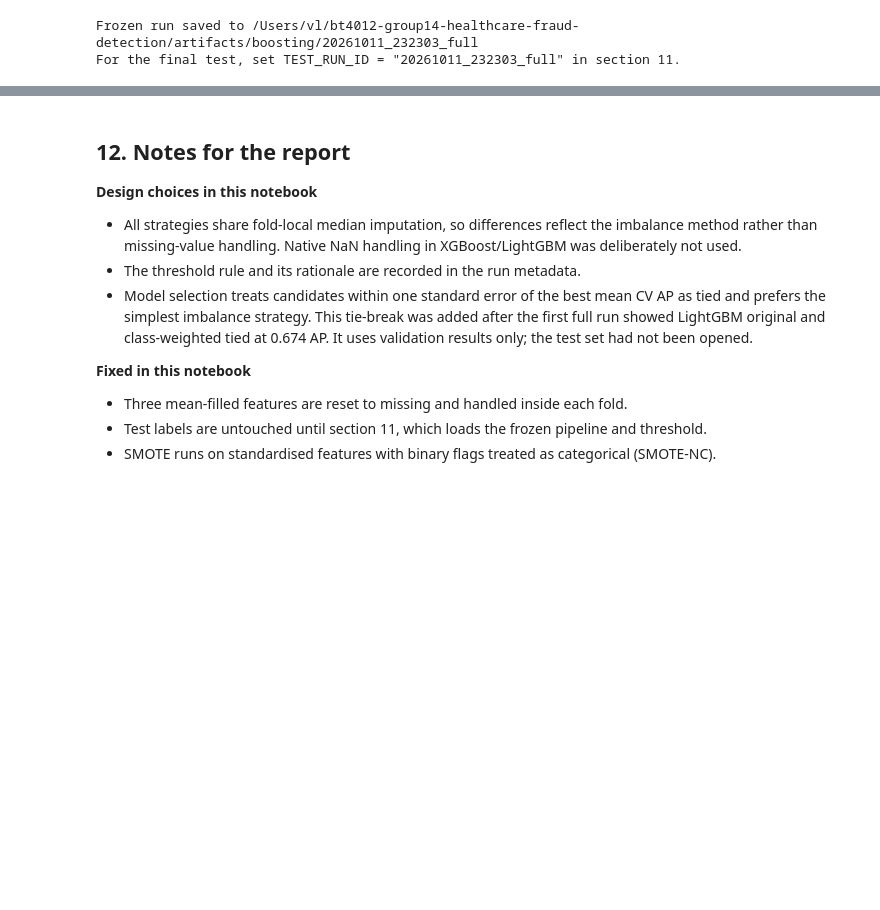
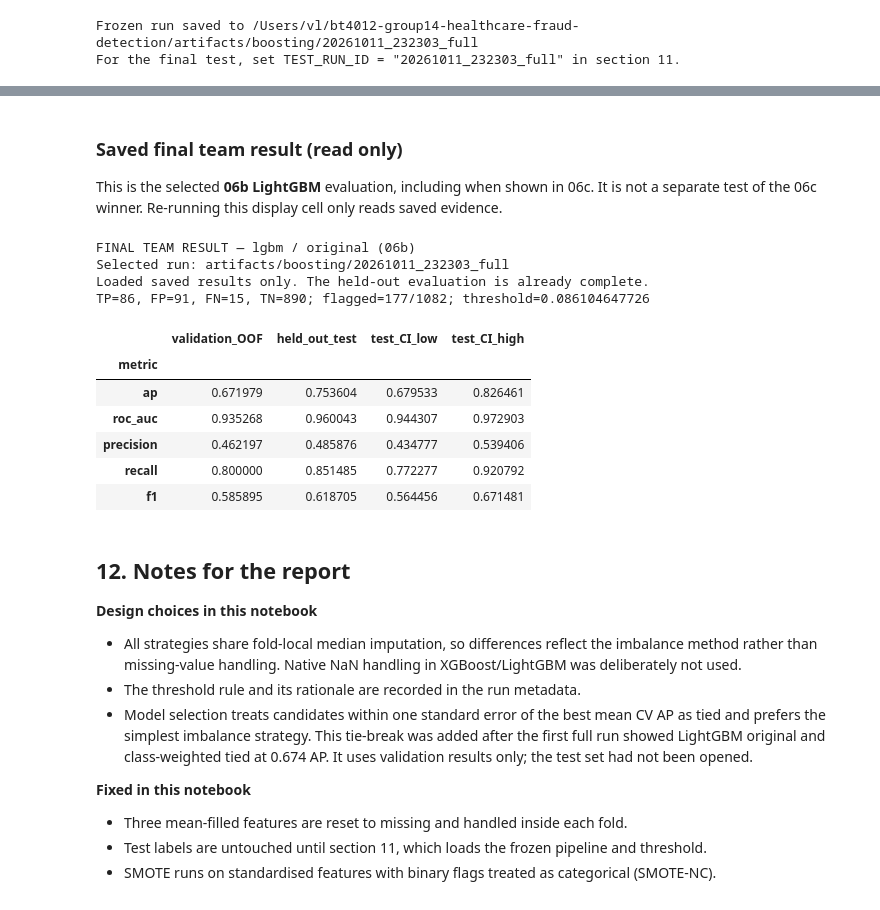
Before and after one commit to citronwhitetea/bt4012-group14-healthcare-fraud-detection, a Jupyter notebook: notebooks/06b_boosting_models.ipynb, the cells around one changed output, grey strips where cells are left out. Cells and saved outputs as stored; diff of their text form; code cells hidden in the pictures; blank space fills up the shorter version.

Commit message:
Record final evaluation provenance and guard shared held-out testing

```diff
--- a/notebooks/06b_boosting_models.ipynb
+++ b/notebooks/06b_boosting_models.ipynb
@@ -800,3 +718,50 @@ Held-out test NOT run. Set TEST_RUN_ID and I_CONFIRM_FINAL = True, then run this
+# %% [markdown]
+### Saved final team result (read only)
+This is the selected **06b LightGBM** evaluation, including when shown in 06c. It is not a separate test of the 06c winner. Re-running this display cell only reads saved evidence.
+# %%
+from pathlib import Path
+import sys
+
+EVAL_ROOT = next((p for p in [Path.cwd(), *Path.cwd().parents]
+                  if (p / "src/final_evaluation.py").is_file()), None)
+if EVAL_ROOT is None:
+    raise FileNotFoundError("Open this notebook inside the repository containing src/final_evaluation.py.")
+if str(EVAL_ROOT) not in sys.path:
+    sys.path.insert(0, str(EVAL_ROOT))
+
+import pandas as pd
+from IPython.display import display
+from src.final_evaluation import load_saved_results
+
+# Read-only: no model loading, test prediction, training or bootstrap execution.
+saved_final = load_saved_results(EVAL_ROOT)
+selection = saved_final["selection"]
+test_result = saved_final["test"]
+print(f"FINAL TEAM RESULT — {selection['model']} / {selection['strategy']} ({selection['source_notebook']})")
+print(f"Selected run: {selection['selected_run']}")
+print("Loaded saved results only. The held-out evaluation is already complete.")
+rows = []
+for metric in ["ap", "roc_auc", "precision", "recall", "f1"]:
+    interval = test_result["bootstrap_95ci"][metric]
+    rows.append({"metric": metric, "validation_OOF": selection["oof_metrics"][metric],
+                 "held_out_test": test_result["point"][metric],
+                 "test_CI_low": interval["ci_low"], "test_CI_high": interval["ci_high"]})
+display(pd.DataFrame(rows).set_index("metric"))
+p = test_result["point"]
+print(f"TP={p['tp']}, FP={p['fp']}, FN={p['fn']}, TN={p['tn']}; "
+      f"flagged={p['tp'] + p['fp']}/{test_result['n_test']}; threshold={selection['threshold']:.12f}")
+# %% [output]
+FINAL TEAM RESULT — lgbm / original (06b)
+Selected run: artifacts/boosting/20261011_232303_full
+Loaded saved results only. The held-out evaluation is already complete.
+TP=86, FP=91, FN=15, TN=890; flagged=177/1082; threshold=0.086104647726
+|  | validation_OOF | held_out_test | test_CI_low | test_CI_high |
+| metric |  |  |  |  |
+| ap | 0.671979 | 0.753604 | 0.679533 | 0.826461 |
+| roc_auc | 0.935268 | 0.960043 | 0.944307 | 0.972903 |
+| precision | 0.462197 | 0.485876 | 0.434777 | 0.539406 |
+| recall | 0.800000 | 0.851485 | 0.772277 | 0.920792 |
+| f1 | 0.585895 | 0.618705 | 0.564456 | 0.671481 |
 # %% [markdown]
 ## 12. Notes for the report
 **Design choices in this notebook**
```
Also changed, not shown: parts of 2 cells of this notebook, 16 other files.
